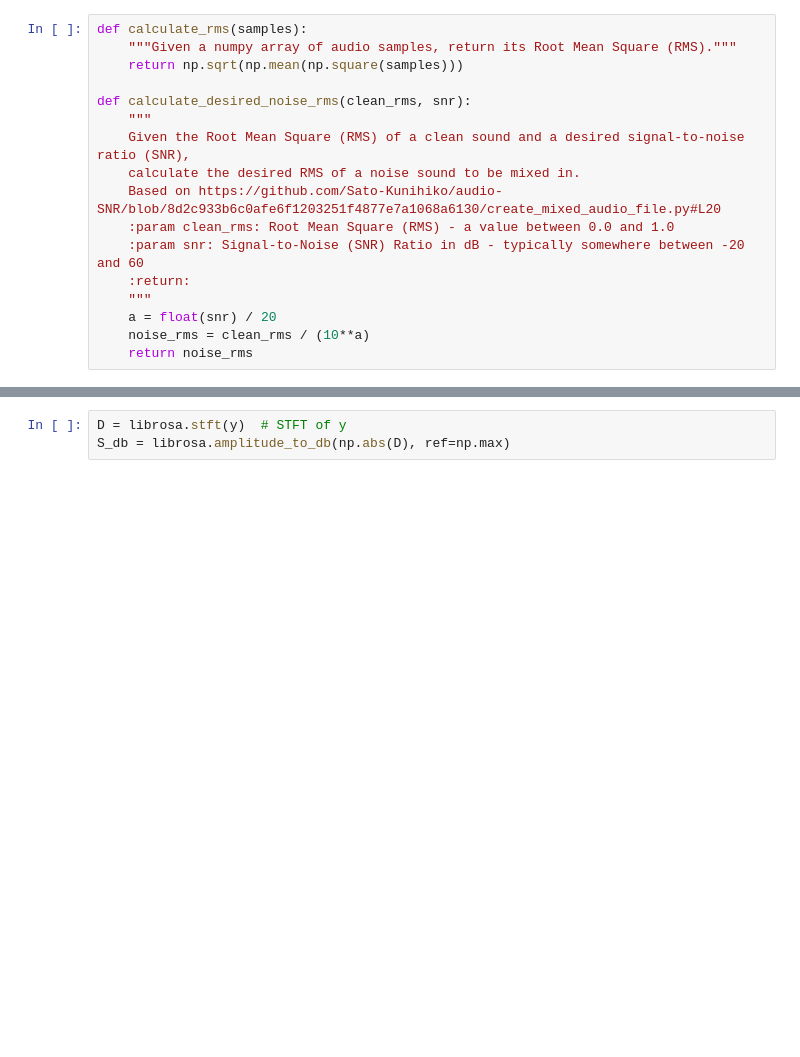
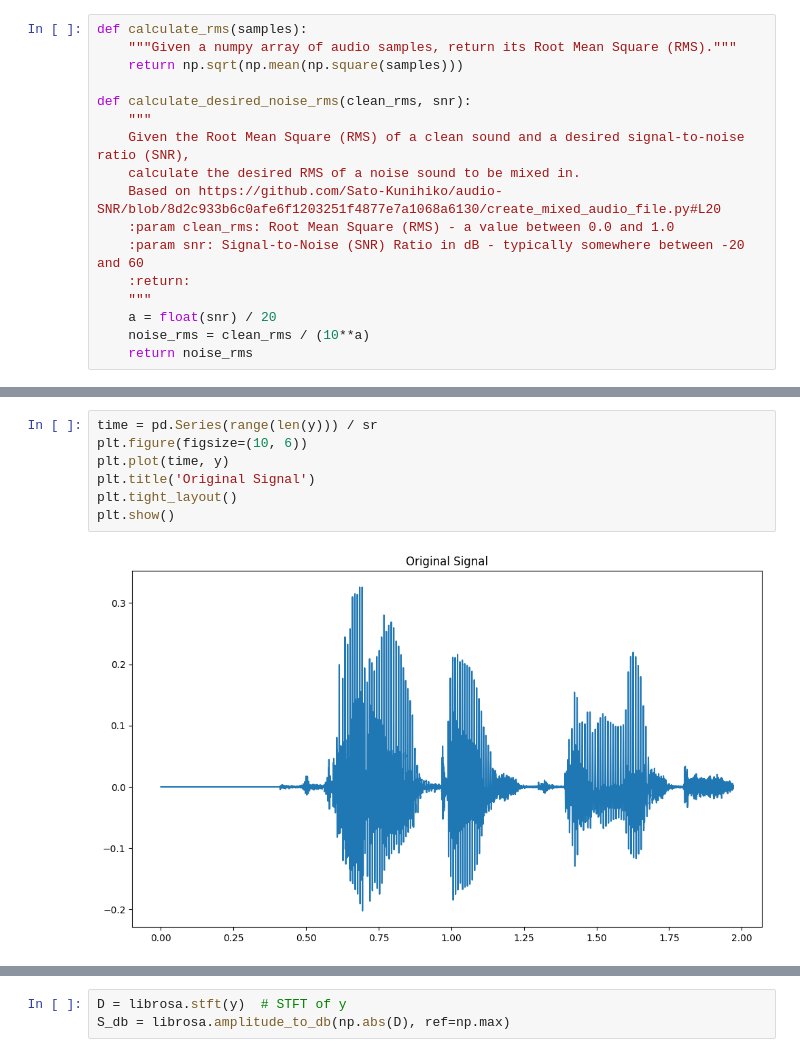
Before and after one commit to LucasTakanori/DA_programV2, a Jupyter notebook: TFG/test.ipynb, the cells around one changed output, grey strips where cells are left out. Cells and saved outputs as stored; diff of their text form; blank space fills up the shorter version.

```diff
--- a/TFG/test.ipynb
+++ b/TFG/test.ipynb
@@ -65,3 +79,12 @@ pd.Series(y).plot(figsize=(10, 5), lw=1, title="")
+# %%
+time = pd.Series(range(len(y))) / sr
+plt.figure(figsize=(10, 6))
+plt.plot(time, y)
+plt.title('Original Signal')
+plt.tight_layout()
+plt.show()
+# %% [output]
+[figure, added]
 # %%
 sf.write('out.wav', y, sr, 'PCM_24')
 os.system("rm out.mp3")
```
Also changed, not shown: parts of 13 cells of this notebook, 1 other file.
